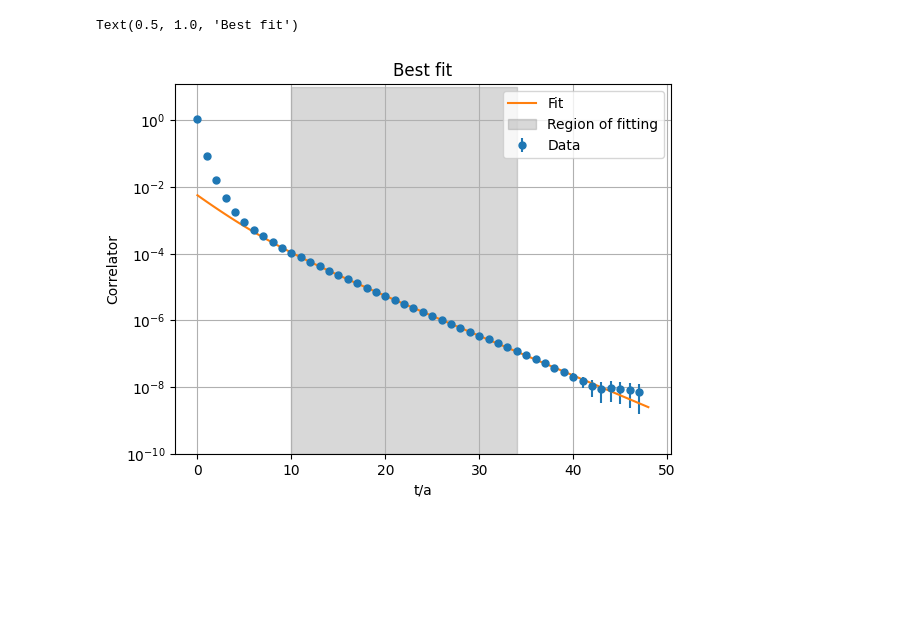
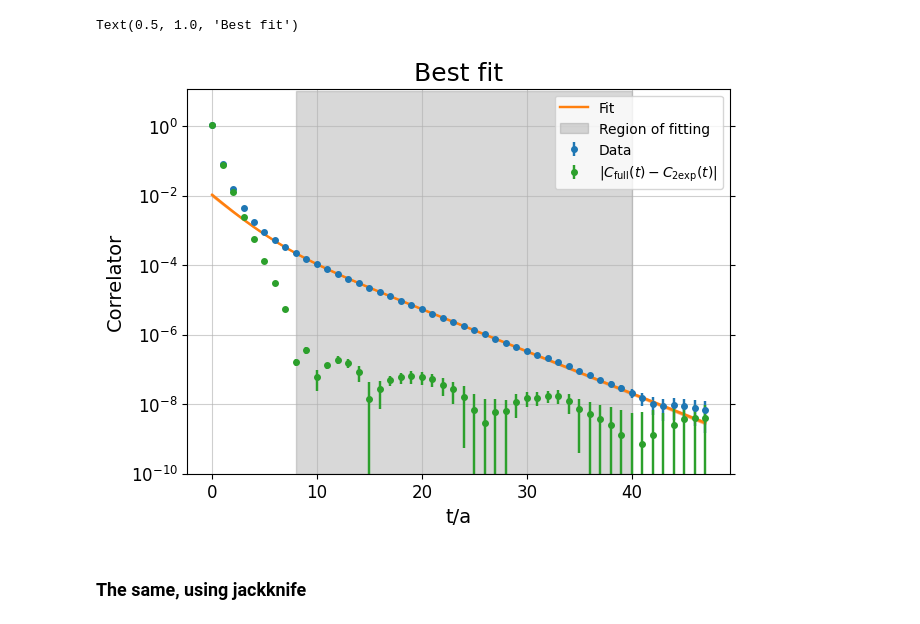
Before and after one commit to DiegoToniolo/Analysis_spectral_densities, a Jupyter notebook: compare_fit.ipynb, the cells around one changed output. Saved outputs shown, nothing was run; the diff lists cells and outputs as text; code cells hidden in the pictures; blank space fills up the shorter version.

```diff
--- a/compare_fit.ipynb
+++ b/compare_fit.ipynb
@@ -2,3 +4,7 @@
 import numpy as np
 import matplotlib.pyplot as plt
 from jackknife import Jackknife
+from spectral_density import *
+from corr_fits import *
+
+plt.style.use('my_style.mplstyle')
@@ -56,0 +76,22 @@ em.close()
+# %%
+#COMPUTATION OF THE EXTRAPOLATION AND THE REMAINDER
+d = Double_exp_np()
+corr_fit = np.zeros(len(corr_full))
+diff_m = np.zeros(len(corr_full))
+for i in range(len(corr_full)):
+    corr_fit[i] = d.f(i, par)
+    diff_m[i] = float(corr_full[i] - corr_fit[i])
+
+J = np.zeros((len(par), len(corr_full)))
+for i in range(len(corr_full)):
+    J[:, i] = np.array(d.jac(i, par).tolist(), dtype = float).reshape((4,))
+
+cov_corr_fit = (J.T @ cov @ J)
+err_corr_fit = np.sqrt(np.diagonal(cov_corr_fit))
+
+cf = Corr_fits(d.f, d.der_list(), par, np.arange(8, 41), corr_full[8:41], cov_corr_full[8:41, 8:41])
+Cpd = cf.cov_par_data(cov_corr_full[8:41, :])
+cov_or_fit = J.T @ Cpd
+
+diff_cov = (cov_corr_full + cov_corr_fit - 2 * cov_or_fit)
+diff_err = np.sqrt(np.diagonal(diff_cov))
@@ -57,15 +100,22 @@ em.close()
 # %%
-plt.errorbar(range(len(corr_full)), corr_full, np.sqrt(np.diagonal(cov_corr_full)), fmt="o", markersize=5, label="Data")
-x_grid = np.linspace(0, len(corr_full), 100)
-plt.plot(x_grid, C0*np.exp(-m0*(x_grid)) + C1*np.exp(-m1*(x_grid)), label="Fit")
-plt.fill_between([10, 34], [10, 10], [1e-10, 1e-10], color="grey", alpha = 0.3, label="Region of fitting")
+#PLOT PLAIN CORRELATOR, DOUBLE EXPONENTIAL AND PARAMETER
+x_grid = range(len(corr_full))
+plt.errorbar(x_grid, corr_full, np.sqrt(np.diagonal(cov_corr_full)), fmt="o", markersize=4, label="Data")
+
+line, = plt.plot(x_grid, corr_fit, label="Fit")
+plt.fill_between(x_grid, corr_fit - err_corr_fit, corr_fit + err_corr_fit, color = line.get_color(), alpha = 0.5)
+
+plt.fill_between([8, 40], [10, 10], [1e-10, 1e-10], color="grey", alpha = 0.3, label="Region of fitting")
+
+plt.errorbar(range(len(diff_m)), np.abs(diff_m), diff_err, fmt = "o", markersize = 4, label = r"$|C_\mathrm{full}(t) - C_\mathrm{2exp}(t)|$")
 plt.semilogy()
 plt.legend(loc = "upper right")
 plt.ylim(1e-10, 12)
-plt.grid()
 plt.xlabel(r"t/a")
 plt.ylabel(r"Correlator")
 plt.title("Best fit")
 # %% [output]
 Text(0.5, 1.0, 'Best fit')
-[figure, old version]
+[figure, new version]
+# %% [markdown]
+### The same, using jackknife
```
Also changed, not shown: parts of 13 cells of this notebook, 1 other file.
